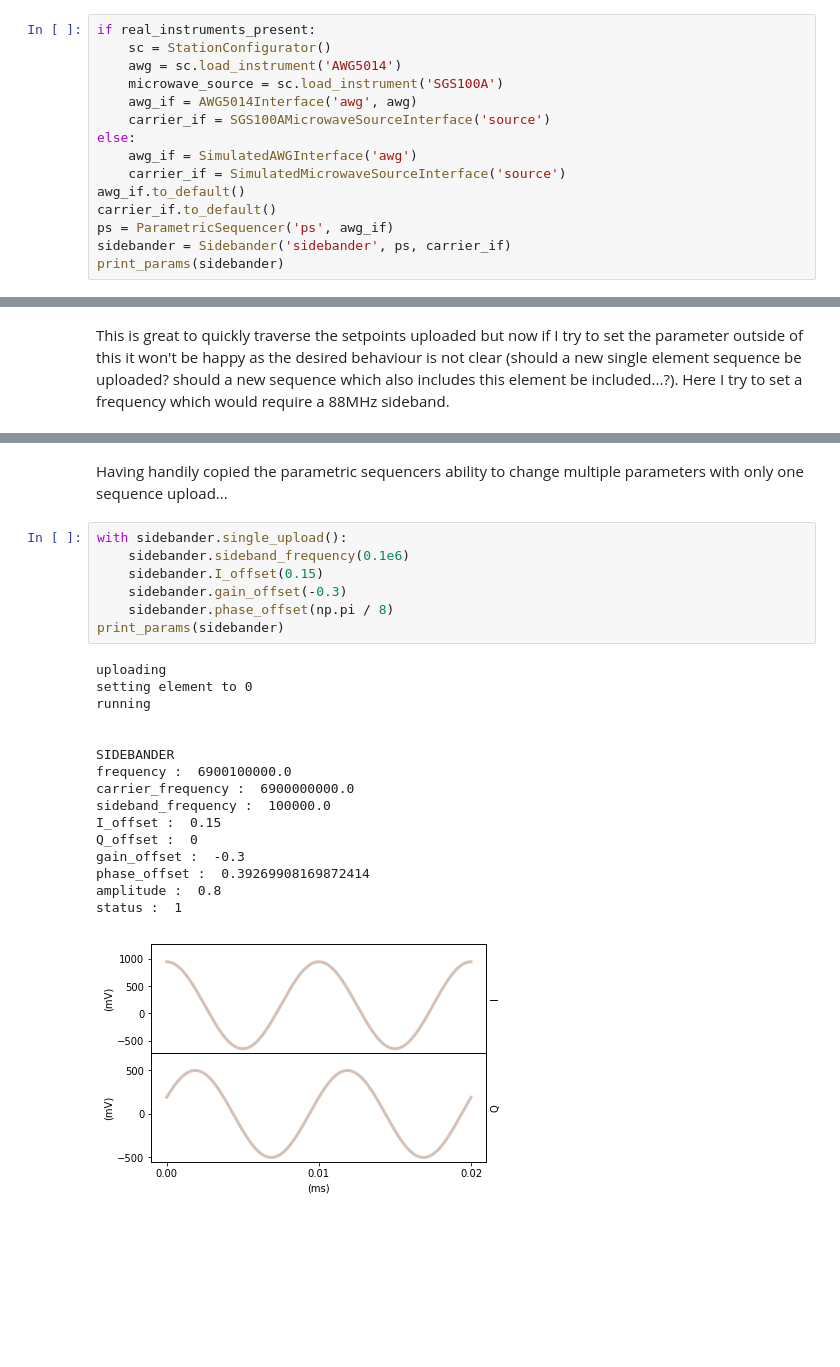
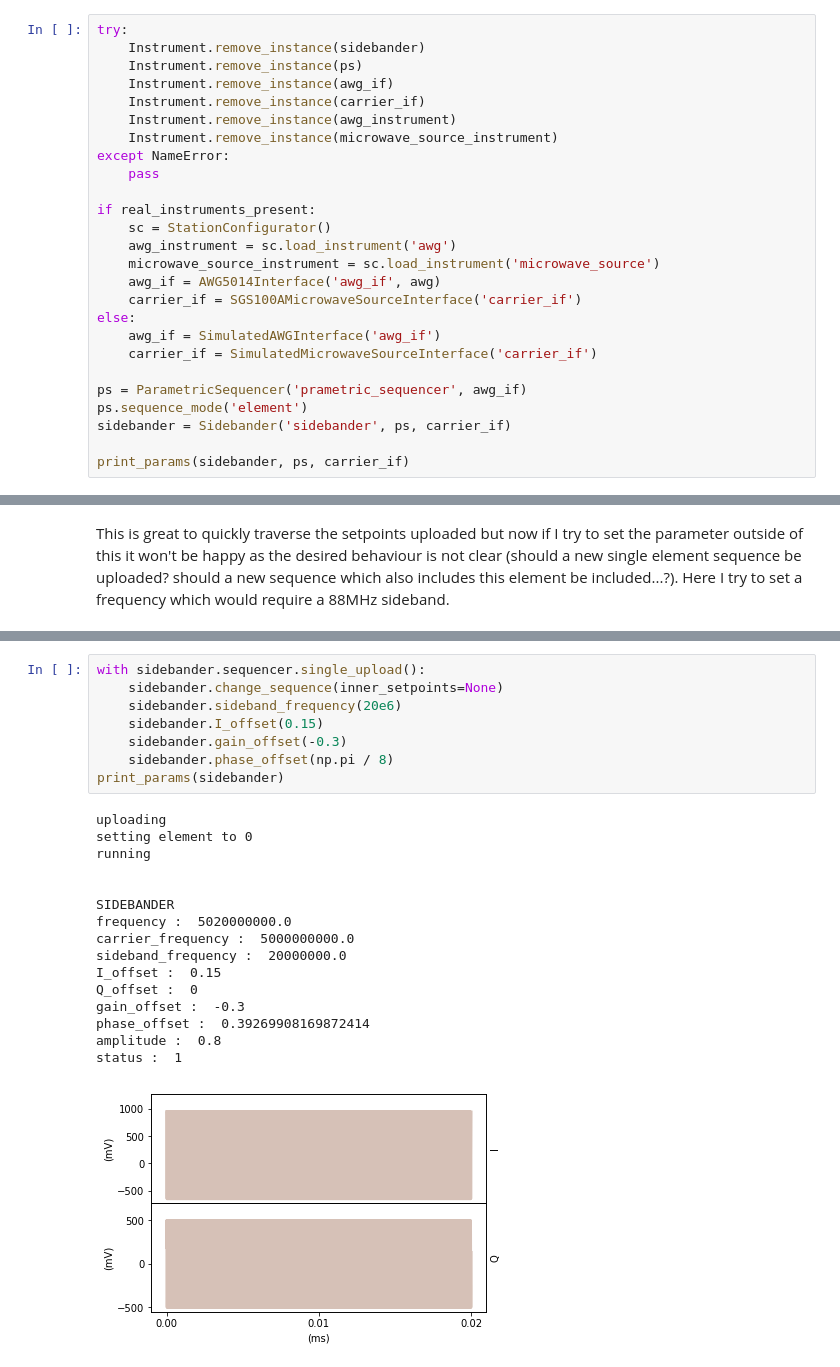
Before and after one commit to qdev-dk/qdev-wrappers, a Jupyter notebook: examples/customised_instruments/Sidebander.ipynb, the cells around one changed output, grey strips where cells are left out. Cells and saved outputs as stored; diff of their text form; blank space fills up the shorter version.

```diff
--- a/examples/customised_instruments/Sidebander.ipynb
+++ b/examples/customised_instruments/Sidebander.ipynb
@@ -54,18 +56,29 @@ Now register whether we are simulating this or using real instruments, import mi
 # %%
 real_instruments_present = False
 # %%
+try:
+    Instrument.remove_instance(sidebander)
+    Instrument.remove_instance(ps)
+    Instrument.remove_instance(awg_if)
+    Instrument.remove_instance(carrier_if)
+    Instrument.remove_instance(awg_instrument)
+    Instrument.remove_instance(microwave_source_instrument)
+except NameError:
+    pass
+
 if real_instruments_present:
     sc = StationConfigurator()
-    awg = sc.load_instrument('AWG5014')
-    microwave_source = sc.load_instrument('SGS100A')
-    awg_if = AWG5014Interface('awg', awg)
-    carrier_if = SGS100AMicrowaveSourceInterface('source')
+    awg_instrument = sc.load_instrument('awg')
+    microwave_source_instrument = sc.load_instrument('microwave_source')
+    awg_if = AWG5014Interface('awg_if', awg)
+    carrier_if = SGS100AMicrowaveSourceInterface('carrier_if')
 else:
-    awg_if = SimulatedAWGInterface('awg')
-    carrier_if = SimulatedMicrowaveSourceInterface('source')
-awg_if.to_default()
-carrier_if.to_default()
-ps = ParametricSequencer('ps', awg_if)
+    awg_if = SimulatedAWGInterface('awg_if')
+    carrier_if = SimulatedMicrowaveSourceInterface('carrier_if')
+
+ps = ParametricSequencer('prametric_sequencer', awg_if)
+ps.sequence_mode('element')
 sidebander = Sidebander('sidebander', ps, carrier_if)
-print_params(sidebander)
+
+print_params(sidebander, ps, carrier_if)
 # %% [output]
@@ -249,26 +231,25 @@ status :  1
-# %% [markdown]
-Having handily copied the parametric sequencers ability to change multiple parameters with only one sequence upload...
 # %%
-with sidebander.single_upload():
-    sidebander.sideband_frequency(0.1e6)
+with sidebander.sequencer.single_upload():
+    sidebander.change_sequence(inner_setpoints=None)
+    sidebander.sideband_frequency(20e6)
     sidebander.I_offset(0.15)
     sidebander.gain_offset(-0.3)
     sidebander.phase_offset(np.pi / 8)
 print_params(sidebander)
 # %% [output]
 uploading
 setting element to 0
 running
 
 
 SIDEBANDER
-frequency :  6900100000.0
-carrier_frequency :  6900000000.0
-sideband_frequency :  100000.0
+frequency :  5020000000.0
+carrier_frequency :  5000000000.0
+sideband_frequency :  20000000.0
 I_offset :  0.15
 Q_offset :  0
 gain_offset :  -0.3
 phase_offset :  0.39269908169872414
 amplitude :  0.8
 status :  1
-[figure, old version]
+[figure, new version]
```
Also changed, not shown: parts of 22 cells of this notebook, 19 other files.
